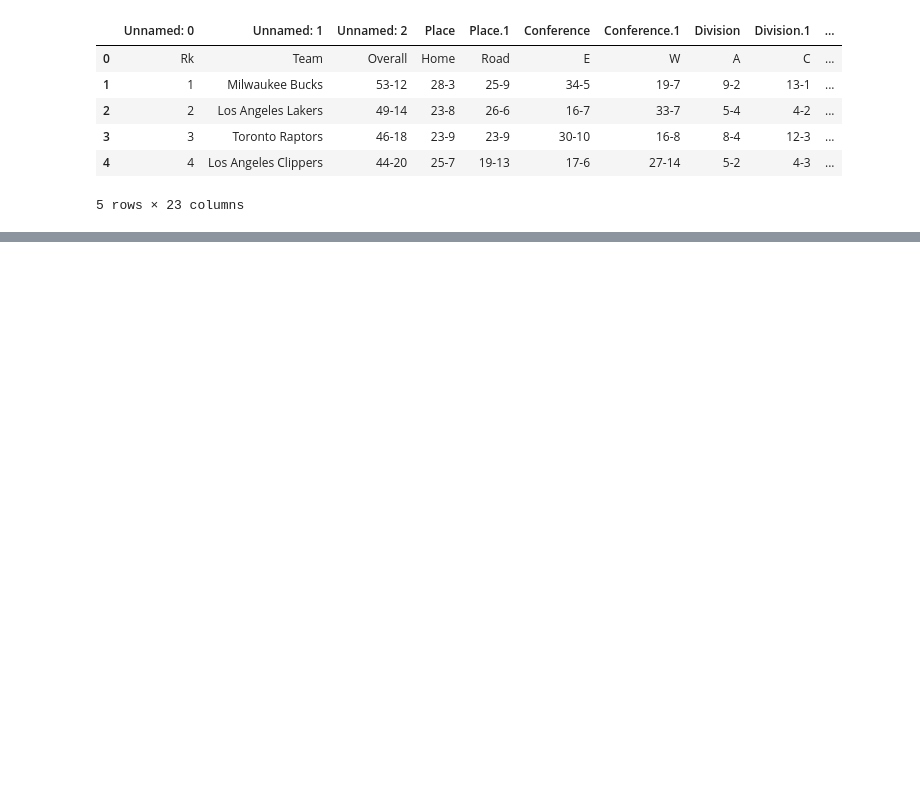
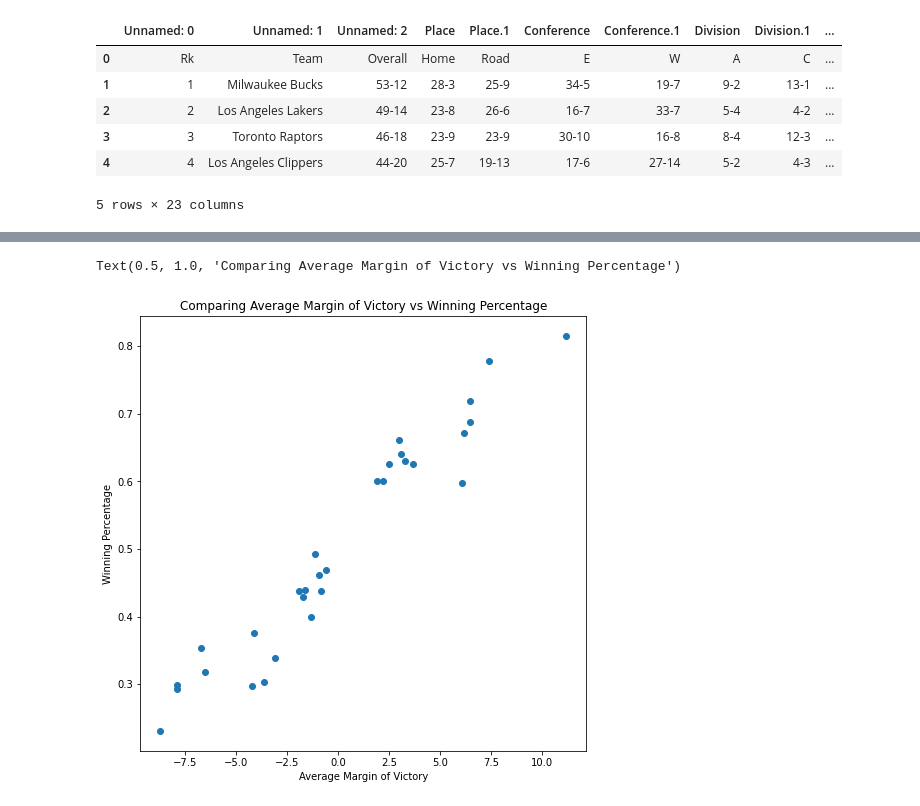
Before and after one commit to cjdunteman/cs320_final, a Jupyter notebook: experimenting.ipynb, the cells around one changed output, grey strips where cells are left out. Drawn from its saved outputs; the diff is of its cells as text; code cells hidden in the pictures; blank space fills up the shorter version.

```diff
--- a/experimenting.ipynb
+++ b/experimenting.ipynb
@@ -66,0 +59,19 @@ Name: Unnamed: 2, dtype: float64
+# %%
+#cleaning
+team_per_game_clean = team_per_game_df[:30]
+team_per_game_clean = team_per_game_clean.sort_values(by = ["Team"])
+team_per_game_clean = team_per_game_clean.reset_index()
+opponents_per_game_clean = opponents_per_game_df[:30]
+opponents_per_game_clean = opponents_per_game_clean.sort_values(by = ["Team"])
+opponents_per_game_clean = opponents_per_game_clean.reset_index()
+clean_df["Margin"] = team_per_game_clean["PTS"] - opponents_per_game_clean["PTS"]
+# %%
+#2nd plot fufills the 3rd requirement
+fig, ax = plt.subplots(figsize = (8,8))
+ax.scatter(clean_df["Margin"], clean_df["Win %"])
+ax.set_xlabel("Average Margin of Victory")
+ax.set_ylabel("Winning Percentage")
+ax.set_title("Comparing Average Margin of Victory vs Winning Percentage")
+# %% [output]
+Text(0.5, 1.0, 'Comparing Average Margin of Victory vs Winning Percentage')
+[figure, added]
```
Also changed, not shown: parts of 4 cells of this notebook.
